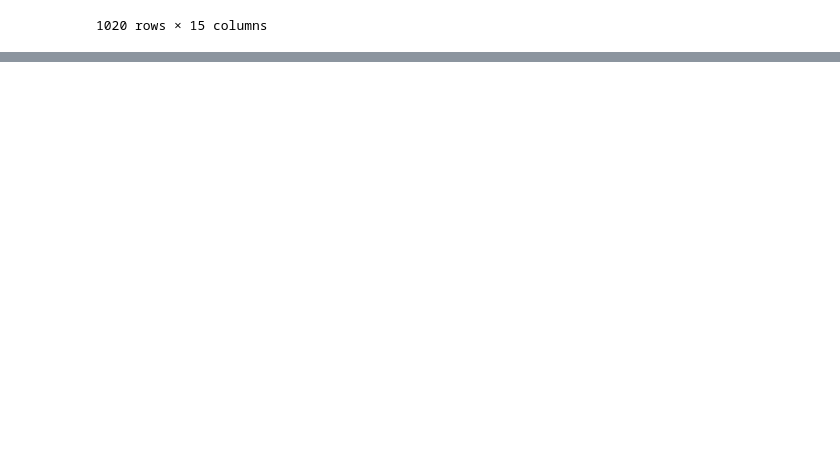
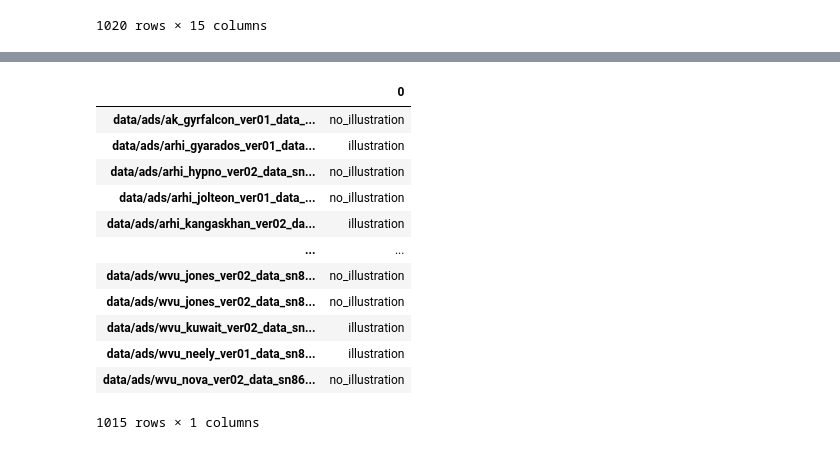
Before and after one commit to Living-with-machines/nnanno, a Jupyter notebook: 03_ads_inference.ipynb, the cells around one changed output, grey strips where cells are left out. Cells and saved outputs as stored; diff of their text form; code cells hidden in the pictures; blank space fills up the shorter version.

```diff
--- a/03_ads_inference.ipynb
+++ b/03_ads_inference.ipynb
@@ -106,0 +120,17 @@ dls = ImageDataLoaders.from_df(df_ads, path='ph/ads/images/',
+# %%
+anno_df = pd.read_json('data/ads/anno_df.json')
+anno_df
+# %% [output]
+|  | 0 |
+| data/ads/ak_gyrfalcon_ver01_data_... | no_illustration |
+| data/ads/arhi_gyarados_ver01_data... | illustration |
+| data/ads/arhi_hypno_ver02_data_sn... | no_illustration |
+| data/ads/arhi_jolteon_ver01_data_... | no_illustration |
+| data/ads/arhi_kangaskhan_ver02_da... | illustration |
+| ... | ... |
+| data/ads/wvu_jones_ver02_data_sn8... | no_illustration |
+| data/ads/wvu_jones_ver02_data_sn8... | no_illustration |
+| data/ads/wvu_kuwait_ver02_data_sn... | illustration |
+| data/ads/wvu_neely_ver01_data_sn8... | illustration |
+| data/ads/wvu_nova_ver02_data_sn86... | no_illustration |
+1015 rows × 1 columns
```
Also changed, not shown: parts of 28 cells of this notebook.
